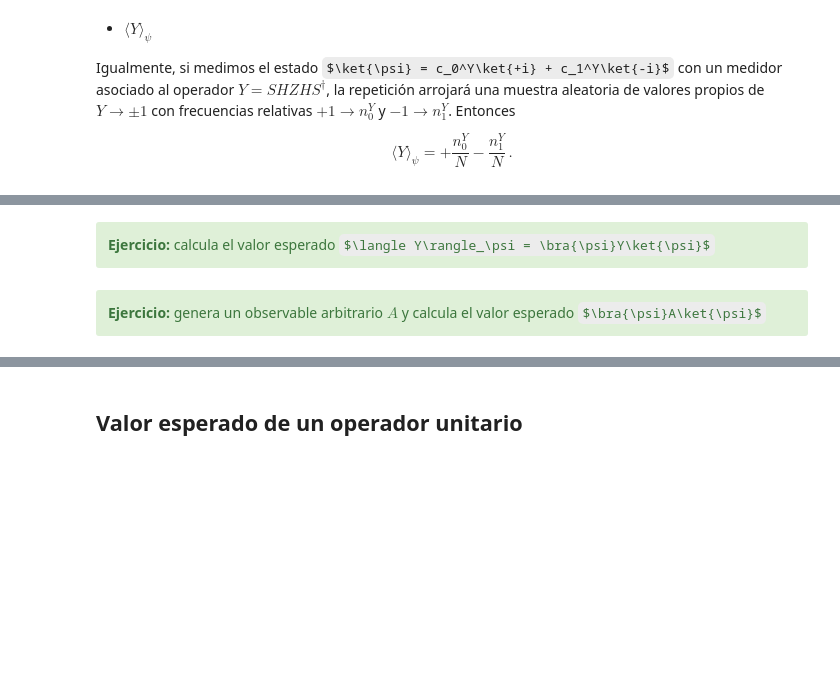
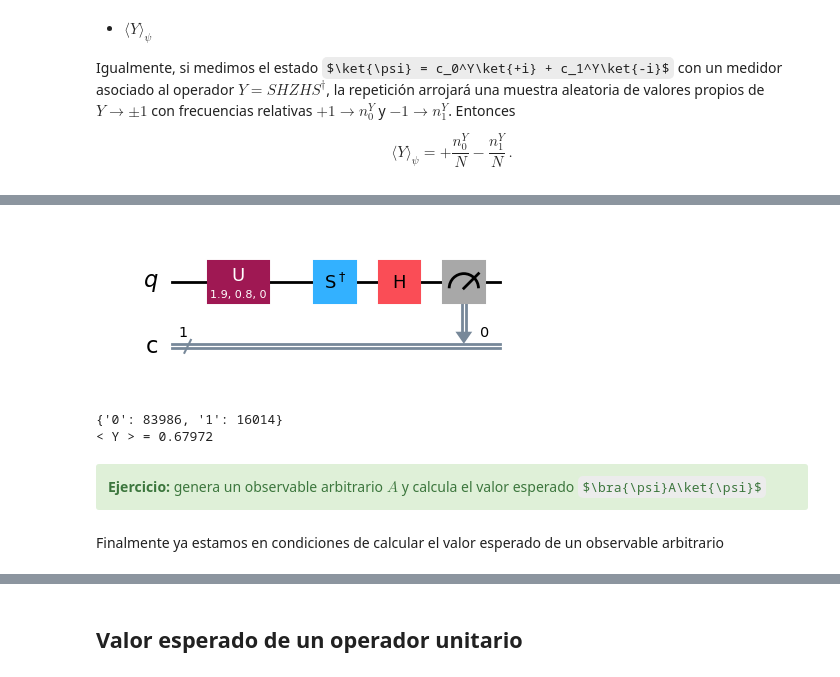
Before and after one commit to jamasole/FICC_notebook, a Jupyter notebook: 02_Cubits/024_El_Arte_de_Medir_I.ipynb, the cells around one changed output, grey strips where cells are left out. Cells and saved outputs as stored; diff of their text form; code cells hidden in the pictures; some formulas as TeX source; blank space fills up the shorter version.

```diff
--- a/02_Cubits/024_El_Arte_de_Medir_I.ipynb
+++ b/02_Cubits/024_El_Arte_de_Medir_I.ipynb
@@ -631,7 +618,0 @@ Ahora que tenemos las frecuencias relativas de los autovalores $\pm 1$ de $Z$, p
-# %%
-mean_Z = 0
-
-for bits, counts  in counts_psi.items():
-    mean_Z += (-1)**(int(bits))* (counts/shots)
-
-print('<Z> =',np.round(mean_Z,5))
@@ -681,10 +657,45 @@ Circuito necesario para medir en la base $ Y$
-# %% [markdown]
-<div class="alert alert-block alert-success">
-<b>Ejercicio:</b>
- calcula el valor esperado $\langle Y\rangle_\psi = \bra{\psi}Y\ket{\psi}$
-</div>
+# %%
+'''Qiskit_code_cell'''
+
+qc_psi_Qiskit = QuantumCircuit(1,1)
+qc_psi_Qiskit.u(theta,phi,0,0)
+
+'añadimos el medidor efectivo segun queramos medir sea <X>, <Y> o <Z>'
+#P = 'Z'
+#P = 'X'
+P = 'Y'
+
+if P =='X':
+    qc_psi_Qiskit.h(0)
+
+elif P =='Y':
+    qc_psi_Qiskit.sdg(0)
+    qc_psi_Qiskit.h(0)
+
+qc_psi_Qiskit.measure(0,0)
+display(qc_psi_Qiskit.draw('mpl'))
+
+nshots = 100000
+from qiskit_aer import AerSimulator
+
+counts_psi = AerSimulator().run(qc_psi_Qiskit,shots = nshots).result().get_counts()
+print(counts_psi)
+
+
+'Ahora,con las frecuencias relativas de los autovalores  de Z, podemos calcular los valores medios'
+mean_P = 0
+for bits, counts  in counts_psi.items():
+    mean_P += (-1)**(int(bits))* (counts/nshots)
+
+print('<',P,'>','=',np.round(mean_P,5))
+# %% [output]
+[figure, added]
+{'0': 83986, '1': 16014}
+< Y > = 0.67972
 # %% [markdown]
 <div class="alert alert-block alert-success">
 <b>Ejercicio:</b>
 genera un observable arbitrario $A$ y calcula el valor esperado $\bra{\psi}A\ket{\psi}$
 </div>
+# %% [markdown]
+Finalmente ya estamos en condiciones de calcular el valor esperado de un observable arbitrario
```
Also changed, not shown: parts of 77 cells of this notebook, 19 other files.
